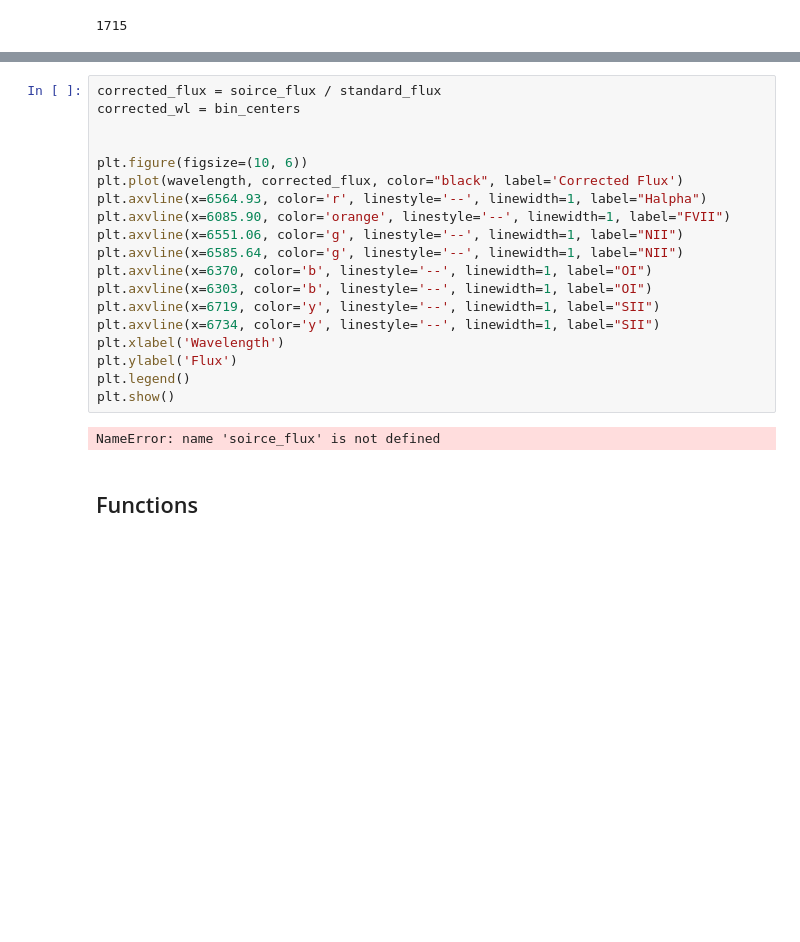
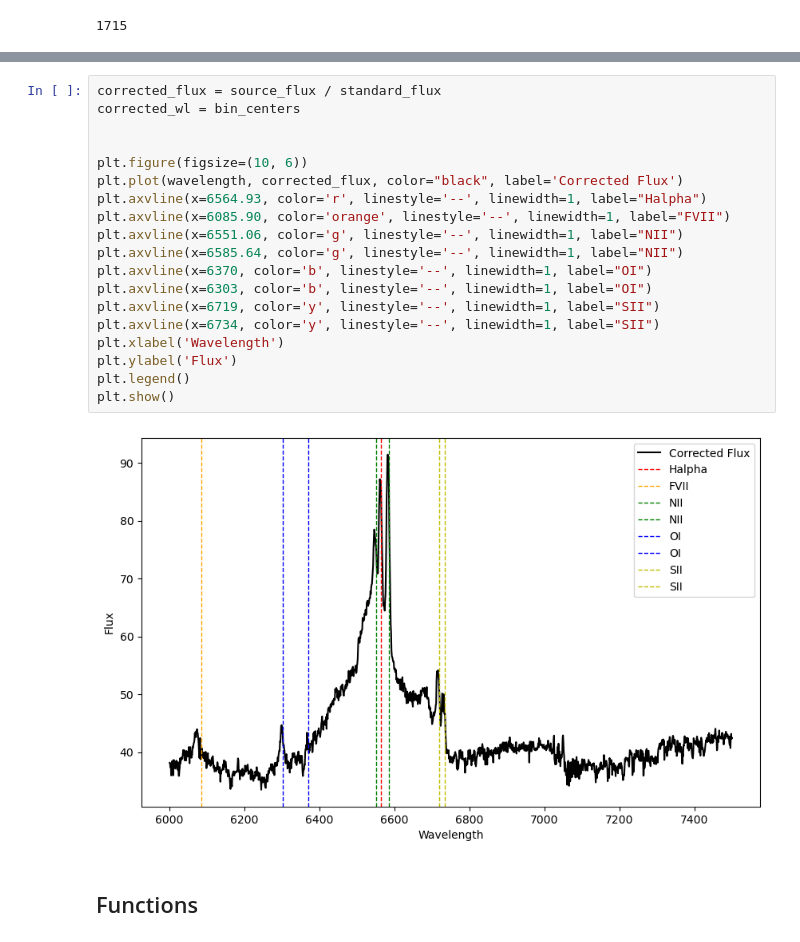
Before and after one commit to seratsaad/ticktock, a Jupyter notebook: Spectral Decomposition - Optical - Halpha.ipynb, the cells around one changed output, grey strips where cells are left out. Cells and saved outputs as stored; diff of their text form; blank space fills up the shorter version.

```diff
--- a/Spectral Decomposition - Optical - Halpha.ipynb
+++ b/Spectral Decomposition - Optical - Halpha.ipynb
@@ -238,24 +246,24 @@ plt.show()
 # %%
-corrected_flux = soirce_flux / standard_flux
+corrected_flux = source_flux / standard_flux
 corrected_wl = bin_centers
 
 
 plt.figure(figsize=(10, 6))
 plt.plot(wavelength, corrected_flux, color="black", label='Corrected Flux')
 plt.axvline(x=6564.93, color='r', linestyle='--', linewidth=1, label="Halpha")
 plt.axvline(x=6085.90, color='orange', linestyle='--', linewidth=1, label="FVII")
 plt.axvline(x=6551.06, color='g', linestyle='--', linewidth=1, label="NII")
 plt.axvline(x=6585.64, color='g', linestyle='--', linewidth=1, label="NII")
 plt.axvline(x=6370, color='b', linestyle='--', linewidth=1, label="OI")
 plt.axvline(x=6303, color='b', linestyle='--', linewidth=1, label="OI")
 plt.axvline(x=6719, color='y', linestyle='--', linewidth=1, label="SII")
 plt.axvline(x=6734, color='y', linestyle='--', linewidth=1, label="SII")
 plt.xlabel('Wavelength')
 plt.ylabel('Flux')
 plt.legend()
 plt.show()
 # %% [output]
-NameError: name 'soirce_flux' is not defined
+[figure, added]
 # %% [markdown]
 ## Functions
 # %%
```
Also changed, not shown: parts of 5 cells of this notebook.
